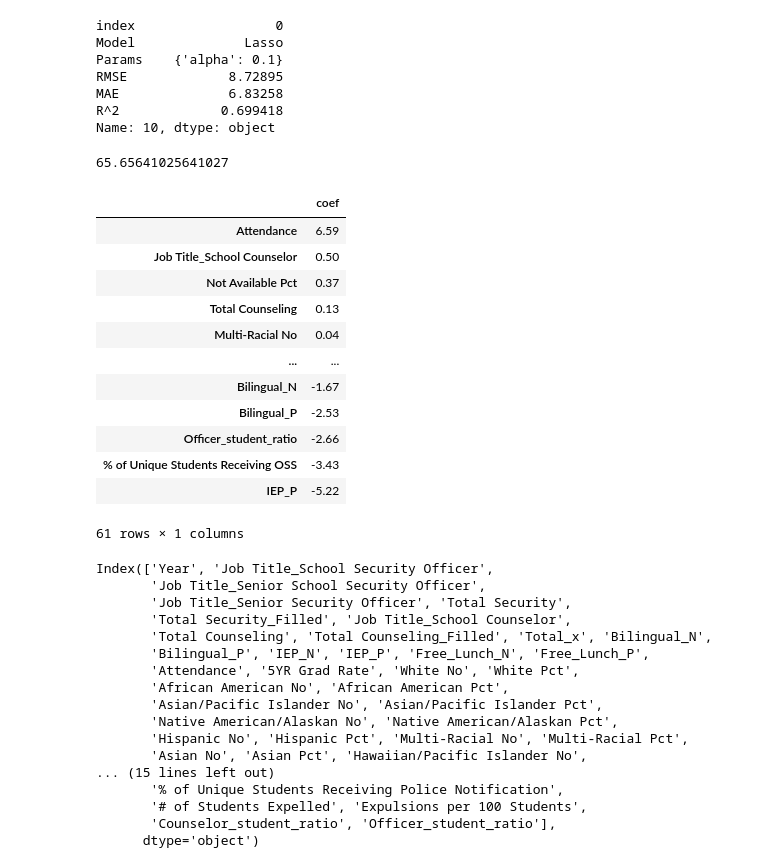
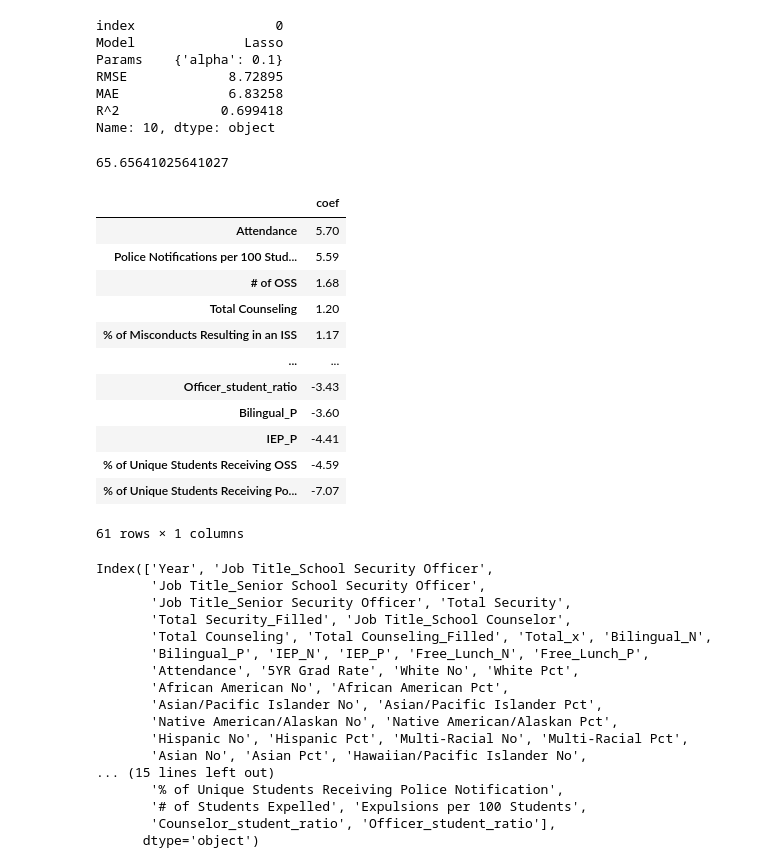
Before and after one commit to oabreu86/Policing-in-Schools-Predicting-Graduation-Rates-on-the-Criminalization-of-Students, a Jupyter notebook: data_analysis-ssedovic.ipynb, the cells around one changed output. Drawn from its saved outputs; the diff is of its cells as text; code cells hidden in the pictures.

```diff
--- a/data_analysis-ssedovic.ipynb
+++ b/data_analysis-ssedovic.ipynb
@@ -191,42 +193,26 @@ RMSE             8.72895
 MAE              6.83258
 R^2             0.699418
 Name: 10, dtype: object
-# %%
-df_train_y, df_train_x, df_val_y, df_val_x, df_test_y, df_test_x = grid_search.train_val_test_split(school_data
-                                                                                                   )
-df_train_x, df_val_x, df_test_x = grid_search.normalize(df_train_x,df_val_x, df_test_x)
-k=len(df_train_x)
-df_tv_x = [pd.DataFrame(columns = list(df_train_x[0].columns))]*k
-df_tv_y = [pd.Series()]*k
-for i in range(k):
-    df_tv_x[i] = df_tv_x[i].append(df_train_x[i]).append(df_val_x[i])
-    df_tv_y[i] = df_tv_y[i].append(df_train_y[i]).append(df_val_y[i])
-model = Lasso(alpha=.5)
-model.fit(df_tv_x[k-1], df_tv_y[k-1])
-predictions = model.predict(df_test_x)
-from sklearn.metrics import r2_score
-
-import numpy as np
-r2_score(df_test_y, predictions)
-coefs = pd.DataFrame(np.round(model.coef_.reshape(61, 1), decimals=2), index=df_tv_x[k-1].columns,
-                    columns=["coef"])
-print(model.intercept_)
-coefs.sort_values(by="coef",axis=0, ascending=False)
-# %% [output]
-65.65641025641027
-|  | coef |
-| Attendance | 6.59 |
-| Job Title_School Counselor | 0.50 |
-| Not Available Pct | 0.37 |
-| Total Counseling | 0.13 |
-| Multi-Racial No | 0.04 |
-| ... | ... |
-| Bilingual_N | -1.67 |
-| Bilingual_P | -2.53 |
-| Officer_student_ratio | -2.66 |
-| % of Unique Students Receiving OSS | -3.43 |
-| IEP_P | -5.22 |
-61 rows × 1 columns
+# %%
+import helper
+
+coefs, results = helper.find_features(school_data, best)
+coefs
+# %% [output]
+65.65641025641027
+|  | coef |
+| Attendance | 5.70 |
+| Police Notifications per 100 Stud... | 5.59 |
+| # of OSS | 1.68 |
+| Total Counseling | 1.20 |
+| % of Misconducts Resulting in an ISS | 1.17 |
+| ... | ... |
+| Officer_student_ratio | -3.43 |
+| Bilingual_P | -3.60 |
+| IEP_P | -4.41 |
+| % of Unique Students Receiving OSS | -4.59 |
+| % of Unique Students Receiving Po... | -7.07 |
+61 rows × 1 columns
 # %%
 subset = school_data[["Year", "Officer_student_ratio", "Expulsions per 100 Students", "5YR Grad Rate", "Attendance",
                       "% of Unique Students Receiving Police Notification", 'Native American/Alaskan Pct',
```
Also changed, not shown: parts of 5 cells of this notebook, 2 other files.
